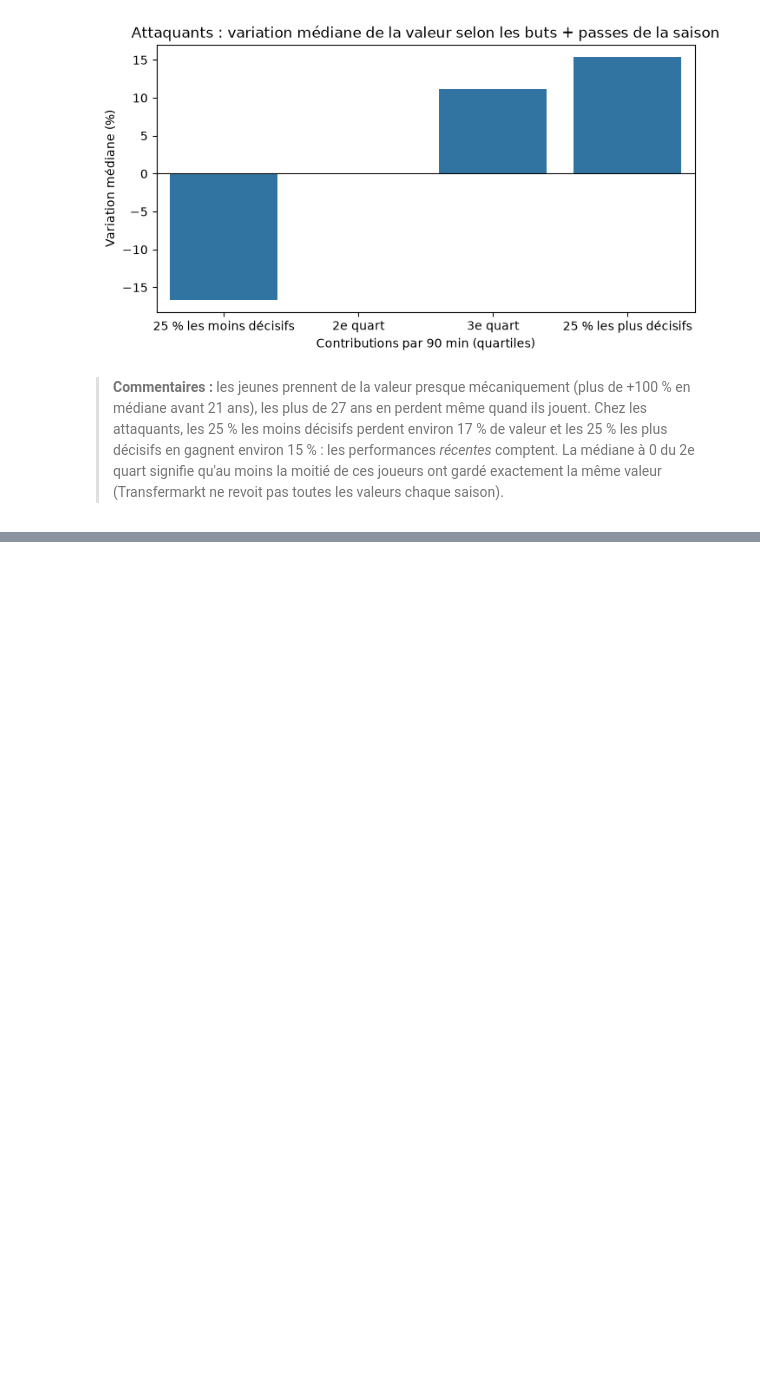
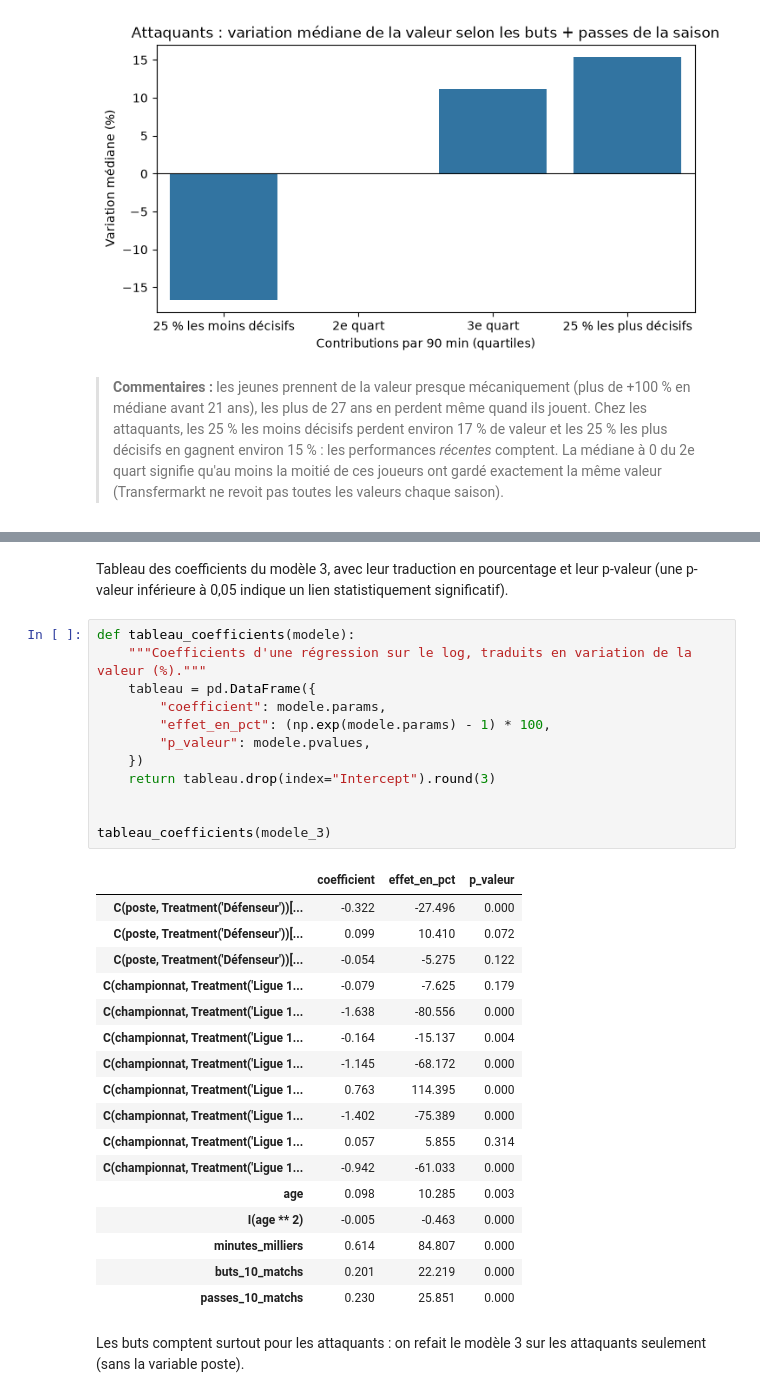
Before and after one commit to Iseo-sort/projet_python_football, a Jupyter notebook: notebooks/analyse_valeur.ipynb, the cells around one changed output, grey strips where cells are left out. Cells and saved outputs as stored; diff of their text form; blank space fills up the shorter version.

```diff
--- a/notebooks/analyse_valeur.ipynb
+++ b/notebooks/analyse_valeur.ipynb
@@ -363,0 +408,36 @@ plt.show()
+# %% [markdown]
+Tableau des coefficients du modèle 3, avec leur traduction en pourcentage et leur
+p-valeur (une p-valeur inférieure à 0,05 indique un lien statistiquement significatif).
+# %%
+def tableau_coefficients(modele):
+    """Coefficients d'une régression sur le log, traduits en variation de la valeur (%)."""
+    tableau = pd.DataFrame({
+        "coefficient": modele.params,
+        "effet_en_pct": (np.exp(modele.params) - 1) * 100,
+        "p_valeur": modele.pvalues,
+    })
+    return tableau.drop(index="Intercept").round(3)
+
+
+tableau_coefficients(modele_3)
+# %% [output]
+|  | coefficient | effet_en_pct | p_valeur |
+| C(poste, Treatment('Défenseur'))[... | -0.322 | -27.496 | 0.000 |
+| C(poste, Treatment('Défenseur'))[... | 0.099 | 10.410 | 0.072 |
+| C(poste, Treatment('Défenseur'))[... | -0.054 | -5.275 | 0.122 |
+| C(championnat, Treatment('Ligue 1... | -0.079 | -7.625 | 0.179 |
+| C(championnat, Treatment('Ligue 1... | -1.638 | -80.556 | 0.000 |
+| C(championnat, Treatment('Ligue 1... | -0.164 | -15.137 | 0.004 |
+| C(championnat, Treatment('Ligue 1... | -1.145 | -68.172 | 0.000 |
+| C(championnat, Treatment('Ligue 1... | 0.763 | 114.395 | 0.000 |
+| C(championnat, Treatment('Ligue 1... | -1.402 | -75.389 | 0.000 |
+| C(championnat, Treatment('Ligue 1... | 0.057 | 5.855 | 0.314 |
+| C(championnat, Treatment('Ligue 1... | -0.942 | -61.033 | 0.000 |
+| age | 0.098 | 10.285 | 0.003 |
+| I(age ** 2) | -0.005 | -0.463 | 0.000 |
+| minutes_milliers | 0.614 | 84.807 | 0.000 |
+| buts_10_matchs | 0.201 | 22.219 | 0.000 |
+| passes_10_matchs | 0.230 | 25.851 | 0.000 |
+# %% [markdown]
+Les buts comptent surtout pour les attaquants : on refait le modèle 3 sur les attaquants
+seulement (sans la variable poste).
```
Also changed, not shown: parts of 15 cells of this notebook.
